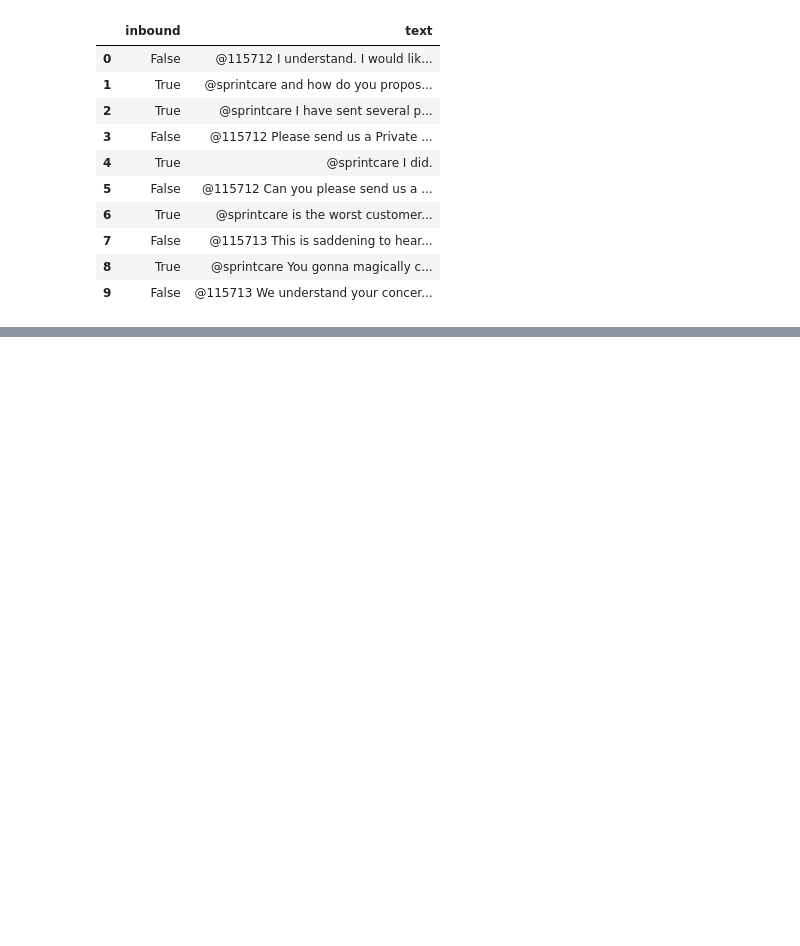
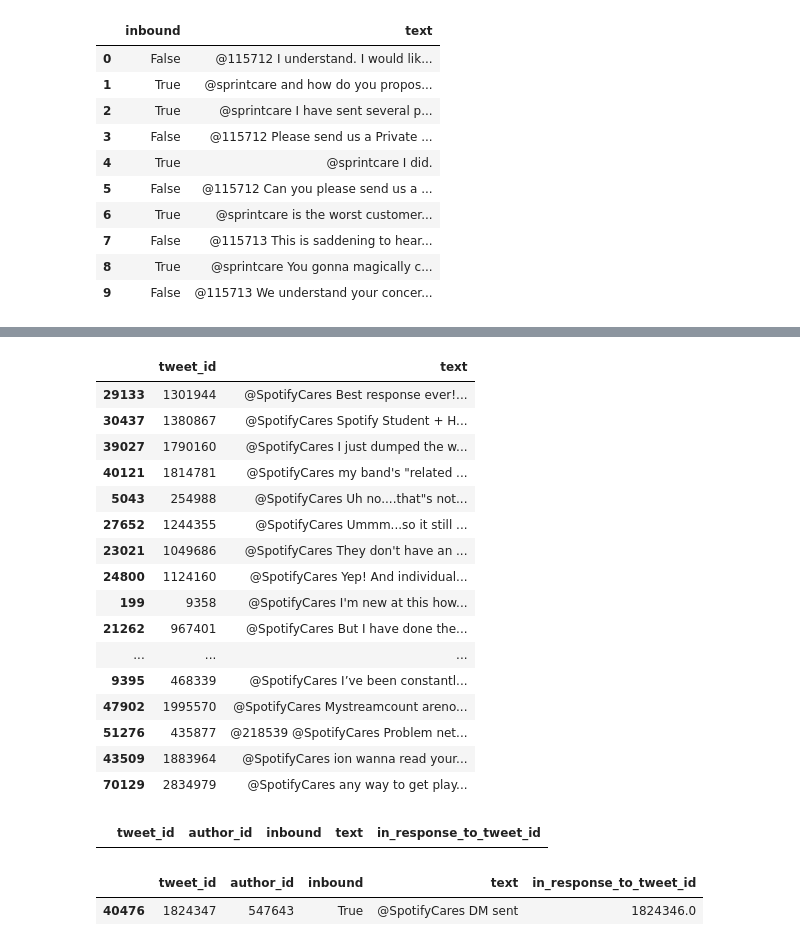
Before and after one commit to Arbaz1506/nectar-intelligence-agent, a Jupyter notebook: notebooks/01_dataset_exploration.ipynb, the cells around one changed output, grey strips where cells are left out. Cells and saved outputs as stored; diff of their text form; code cells hidden in the pictures; blank space fills up the shorter version.

```diff
--- a/notebooks/01_dataset_exploration.ipynb
+++ b/notebooks/01_dataset_exploration.ipynb
@@ -69,0 +101,17 @@ df[["inbound", "text"]]
+# %%
+spotify_chunks = []
+
+for chunk in pd.read_csv(DATA_PATH, chunksize=100_000):
+    spotify_rows = chunk[
+        (chunk["author_id"] == "SpotifyCares") |
+        (
+            (chunk["inbound"] == True) &
+            (chunk["text"].str.contains("@SpotifyCares", case=False, na=False))
+        )
+    ]
+    spotify_chunks.append(spotify_rows)
+
+spotify_df = pd.concat(spotify_chunks, ignore_index=True)
+
+print("Spotify rows:", len(spotify_df))
+spotify_df.head()
@@ -69,0 +137,5 @@ df[["inbound", "text"]]
+# %%
+spotify_df["created_at"] = pd.to_datetime(spotify_df["created_at"])
+
+print("First tweet:", spotify_df["created_at"].min())
+print("Last tweet:", spotify_df["created_at"].max())
@@ -69,0 +145,4 @@ df[["inbound", "text"]]
+# %%
+spotify_df["year"] = spotify_df["created_at"].dt.year
+
+spotify_df["year"].value_counts().sort_index()
@@ -69,0 +156,6 @@ df[["inbound", "text"]]
+# %%
+customer_tweets = spotify_df[spotify_df["inbound"] == True].copy()
+
+print("Customer tweets:", len(customer_tweets))
+
+customer_tweets[["text"]].head(20)
@@ -69,0 +181,38 @@ df[["inbound", "text"]]
+# %%
+sample_customers = customer_tweets[["tweet_id", "text"]].sample(
+    n=30,
+    random_state=42
+)
+
+sample_customers
+# %% [output]
+|  | tweet_id | text |
+| 29133 | 1301944 | @SpotifyCares Best response ever!... |
+| 30437 | 1380867 | @SpotifyCares Spotify Student + H... |
+| 39027 | 1790160 | @SpotifyCares I just dumped the w... |
+| 40121 | 1814781 | @SpotifyCares my band's "related ... |
+| 5043 | 254988 | @SpotifyCares Uh no....that"s not... |
+| 27652 | 1244355 | @SpotifyCares Ummm...so it still ... |
+| 23021 | 1049686 | @SpotifyCares They don't have an ... |
+| 24800 | 1124160 | @SpotifyCares Yep! And individual... |
+| 199 | 9358 | @SpotifyCares I'm new at this how... |
+| 21262 | 967401 | @SpotifyCares But I have done the... |
+| ... | ... | ... |
+| 9395 | 468339 | @SpotifyCares I’ve been constantl... |
+| 47902 | 1995570 | @SpotifyCares Mystreamcount areno... |
+| 51276 | 435877 | @218539 @SpotifyCares Problem net... |
+| 43509 | 1883964 | @SpotifyCares ion wanna read your... |
+| 70129 | 2834979 | @SpotifyCares any way to get play... |
+# %%
+spotify_df[spotify_df["tweet_id"] == 40476][
+    ["tweet_id", "author_id", "inbound", "text", "in_response_to_tweet_id"]
+]
+# %% [output]
+|  | tweet_id | author_id | inbound | text | in_response_to_tweet_id |
+# %%
+spotify_df[spotify_df["tweet_id"] == 1824347][
+    ["tweet_id", "author_id", "inbound", "text", "in_response_to_tweet_id"]
+]
+# %% [output]
+|  | tweet_id | author_id | inbound | text | in_response_to_tweet_id |
+| 40476 | 1824347 | 547643 | True | @SpotifyCares DM sent | 1824346.0 |
```
Also changed, not shown: parts of 12 cells of this notebook.
